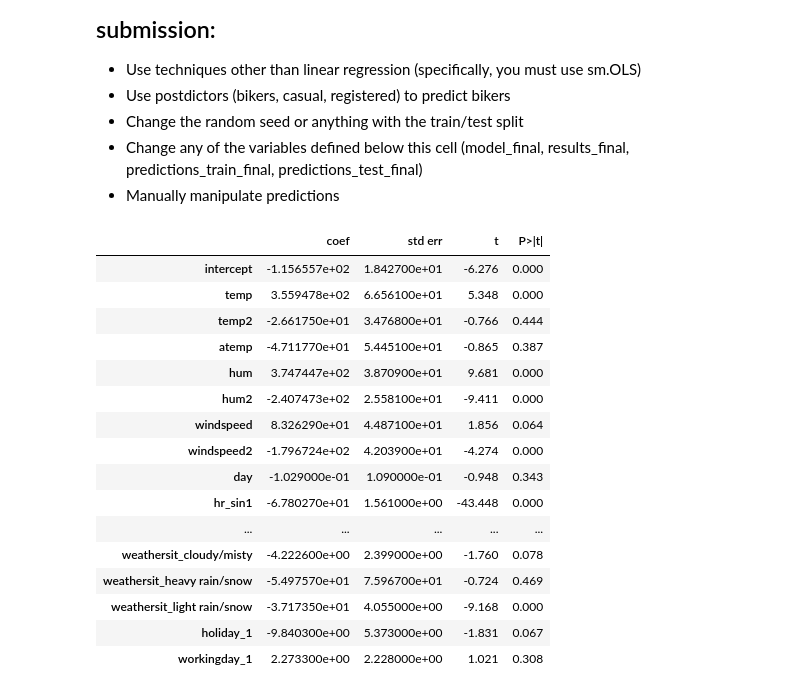
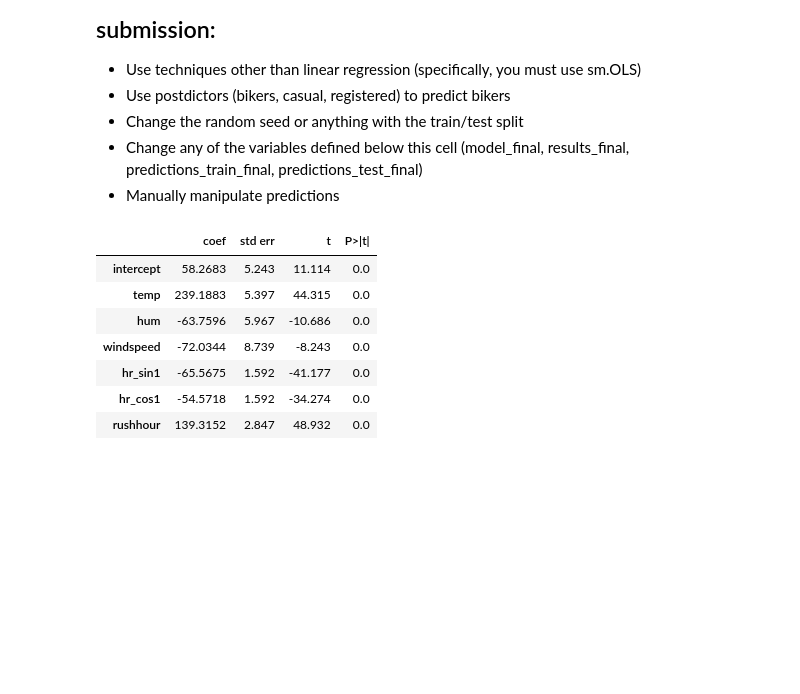
Before and after one commit to VrundHP/code_2600, a Jupyter notebook: mod05_nonlinear.ipynb, the cells around one changed output. Saved outputs shown, nothing was run; the diff lists cells and outputs as text; code cells hidden in the pictures; blank space fills up the shorter version.

```diff
--- a/mod05_nonlinear.ipynb
+++ b/mod05_nonlinear.ipynb
@@ -368,62 +369,40 @@ y_train = pd.to_numeric(y_train, errors='coerce').replace([np.inf, -np.inf], np.
 y_test  = pd.to_numeric(y_test,  errors='coerce').replace([np.inf, -np.inf], np.nan).fillna(0.0)
 # %%
 # Build your linear regression model here.
-vars_to_include = (
-    [
-        'intercept',
-        'temp', 'temp2', 'atemp',
-        'hum', 'hum2',
-        'windspeed', 'windspeed2',
-        'day',
-        'hr_sin1', 'hr_cos1', 'hr_sin2', 'hr_cos2', 'hr_sin3', 'hr_cos3',
-        'rushhour',
-        'temp_x_hum', 'temp_x_windspeed', 'hum_x_windspeed',
-        'rushhour_x_workingday', 'rushhour_x_weekday'
-    ]
-    +
-    [c for c in X_train.columns if c.startswith('season_')]
-    + [c for c in X_train.columns if c.startswith('mnth_')]
-    + [c for c in X_train.columns if c.startswith('weekday_')]
-    + [c for c in X_train.columns if c.startswith('weathersit_')]
-    + [c for c in X_train.columns if c.startswith('holiday_')]
-    + [c for c in X_train.columns if c.startswith('workingday_')]
-)
+vars_to_include = [
+    'intercept',
+    'temp',
+    'hum',
+    'windspeed',
+    'hr_sin1', 'hr_cos1',
+    'rushhour'
+]
 
-
-vars_to_include = list(dict.fromkeys(vars_to_include))
+# Keep only columns that exist (safety)
 vars_to_include = [c for c in vars_to_include if c in X_train.columns]
 
-
+# Force numeric float matrices for statsmodels
 Xtr = X_train[vars_to_include].apply(pd.to_numeric, errors='coerce') \
                               .replace([np.inf, -np.inf], np.nan) \
                               .fillna(0.0) \
                               .astype(float)
 
-ytr = pd.to_numeric(y_train, errors='coerce').replace([np.inf, -np.inf], np.nan).fillna(0.0)
-
-
+ytr = pd.to_numeric(y_train, errors='coerce') \
+        .replace([np.inf, -np.inf], np.nan) \
+        .fillna(0.0)
 
 model_final = sm.OLS(ytr, Xtr, missing='drop')
 results_final = model_final.fit()
 summarize(results_final)
 # %% [output]
 |  | coef | std err | t | P>|t| |
-| intercept | -1.156557e+02 | 1.842700e+01 | -6.276 | 0.000 |
-| temp | 3.559478e+02 | 6.656100e+01 | 5.348 | 0.000 |
-| temp2 | -2.661750e+01 | 3.476800e+01 | -0.766 | 0.444 |
-| atemp | -4.711770e+01 | 5.445100e+01 | -0.865 | 0.387 |
-| hum | 3.747447e+02 | 3.870900e+01 | 9.681 | 0.000 |
-| hum2 | -2.407473e+02 | 2.558100e+01 | -9.411 | 0.000 |
-| windspeed | 8.326290e+01 | 4.487100e+01 | 1.856 | 0.064 |
-| windspeed2 | -1.796724e+02 | 4.203900e+01 | -4.274 | 0.000 |
-| day | -1.029000e-01 | 1.090000e-01 | -0.948 | 0.343 |
-| hr_sin1 | -6.780270e+01 | 1.561000e+00 | -43.448 | 0.000 |
-| ... | ... | ... | ... | ... |
-| weathersit_cloudy/misty | -4.222600e+00 | 2.399000e+00 | -1.760 | 0.078 |
-| weathersit_heavy rain/snow | -5.497570e+01 | 7.596700e+01 | -0.724 | 0.469 |
-| weathersit_light rain/snow | -3.717350e+01 | 4.055000e+00 | -9.168 | 0.000 |
-| holiday_1 | -9.840300e+00 | 5.373000e+00 | -1.831 | 0.067 |
-| workingday_1 | 2.273300e+00 | 2.228000e+00 | 1.021 | 0.308 |
+| intercept | 58.2683 | 5.243 | 11.114 | 0.0 |
+| temp | 239.1883 | 5.397 | 44.315 | 0.0 |
+| hum | -63.7596 | 5.967 | -10.686 | 0.0 |
+| windspeed | -72.0344 | 8.739 | -8.243 | 0.0 |
+| hr_sin1 | -65.5675 | 1.592 | -41.177 | 0.0 |
+| hr_cos1 | -54.5718 | 1.592 | -34.274 | 0.0 |
+| rushhour | 139.3152 | 2.847 | 48.932 | 0.0 |
 # %%
 
 Xtr_pred = X_train[vars_to_include].apply(pd.to_numeric, errors='coerce') \
```
Also changed, not shown: parts of 3 cells of this notebook.
